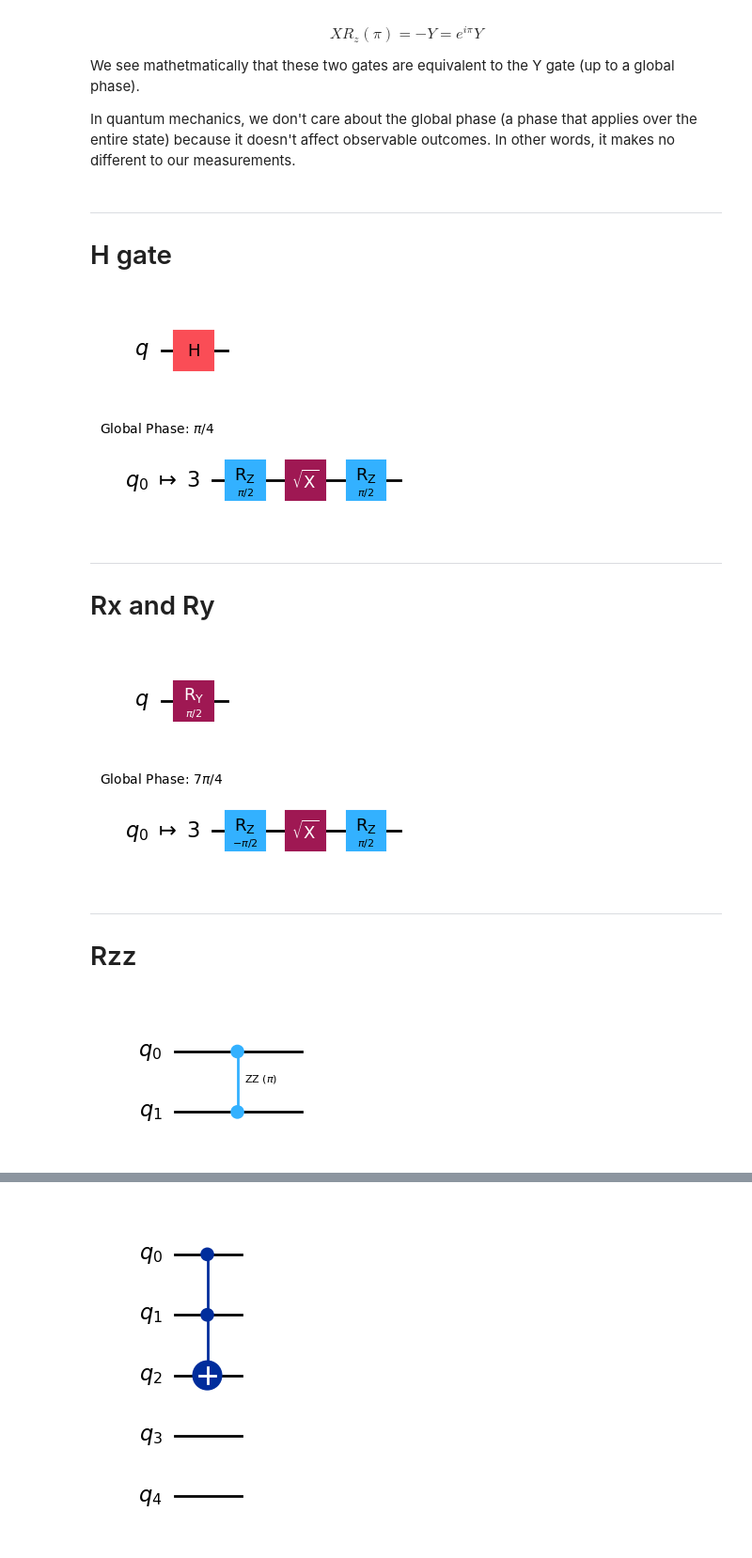
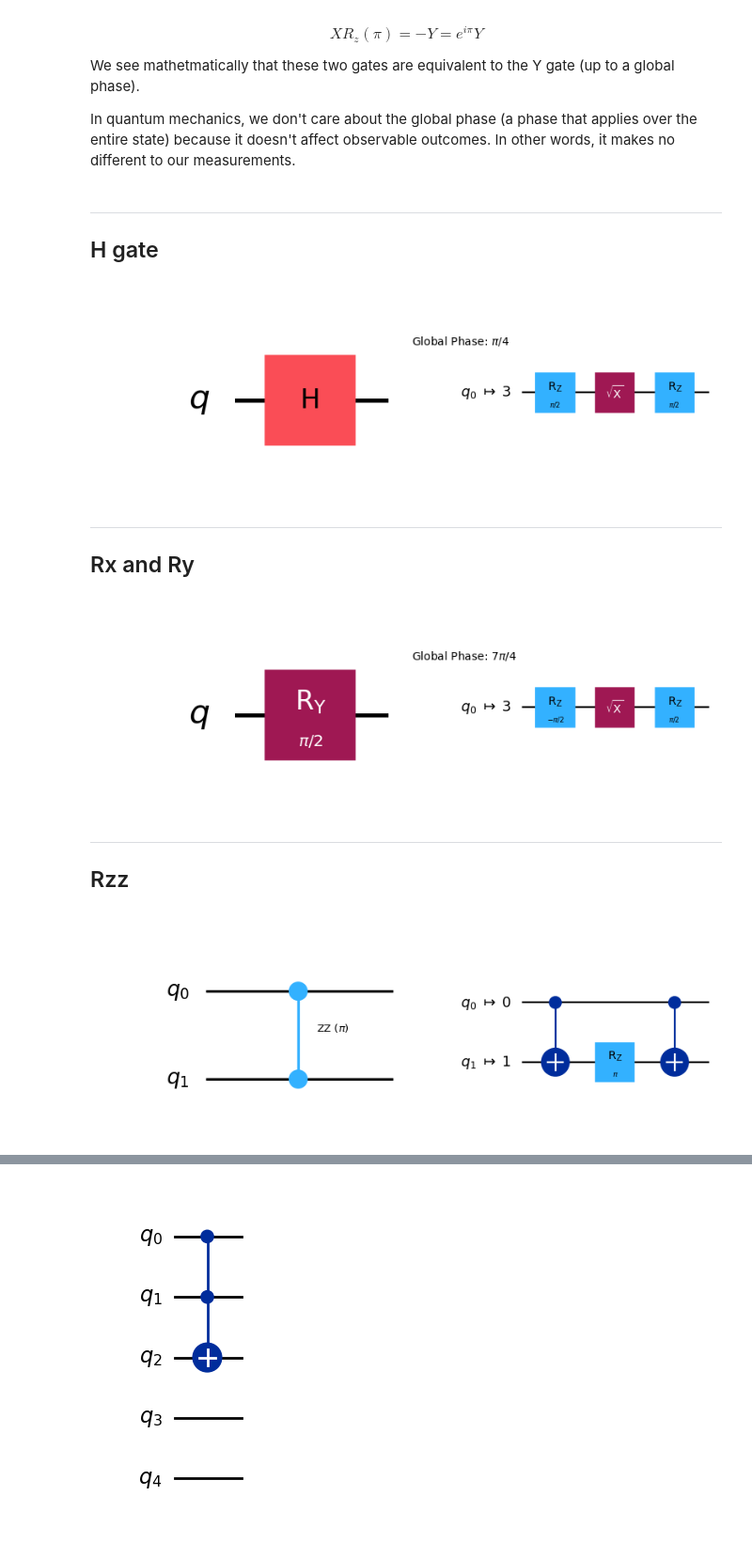
Before and after one commit to JoeyRogers-svg/Qiskit-fundamentals-course, a Jupyter notebook: 3-transpilation-and-primitives.ipynb, the cells around one changed output, grey strips where cells are left out. Shown at 94% size. Saved outputs shown, nothing was run; the diff lists cells and outputs as text; code cells hidden in the pictures.

```diff
--- a/3-transpilation-and-primitives.ipynb
+++ b/3-transpilation-and-primitives.ipynb
@@ -111,4 +218,6 @@ qc_transpiled.draw(output='mpl')
 # %%
+fake_backend = FakeManilaV2()
+target = fake_backend.target
 print(target.operation_names)
 # %% [output]
 dict_keys(['measure', 'sx', 'if_else', 'for_loop', 'cx', 'rz', 'id', 'switch_case', 'delay', 'reset', 'x'])
@@ -182,40 +294,55 @@ In quantum mechanics, we don't care about the global phase (a phase that applies
 # %% [markdown]
 ---
 
-# H gate
+## H gate
 # %%
-qc = QuantumCircuit(1)
-qc.h(0)
+qc_h = QuantumCircuit(1)
+qc_h.h(0)
+qc_h_transpiled = transpile(circuits=qc_h, target=target)
+qc_h_transpiled.draw(output='mpl')
 
-qc.draw(output='mpl')
+fig, ax = plt.subplots(1, 2, figsize=(8, 7))
+
+qc_h.draw('mpl', ax=ax[0])
+qc_h_transpiled.draw('mpl', ax=ax[1])
+
+plt.tight_layout()
+plt.show()
 # %% [output]
-[figure, old version]
+[figure, new version]
-# %%
-qc_transpiled = transpile(circuits=qc, target=target)
-qc_transpiled.draw(output='mpl')
-# %% [output]
-[figure, removed]
 # %% [markdown]
 ---
-# Rx and Ry
+## Rx and Ry
 # %%
-qc = QuantumCircuit(1)
-qc.ry(np.pi/2, qubit=0)
-qc.draw("mpl")
+qc_ry = QuantumCircuit(1)
+qc_ry.ry(np.pi/2, qubit=0)
+qc_ry_transpiled = transpile(circuits=qc_ry, target=target)
+qc_ry_transpiled.draw(output='mpl')
+
+fig, ax = plt.subplots(1, 2, figsize=(8, 7))
+
+qc_ry.draw('mpl', ax=ax[0])
+qc_ry_transpiled.draw('mpl', ax=ax[1])
+
+plt.tight_layout()
+plt.show()
 # %% [output]
-[figure, old version]
+[figure, new version]
-# %%
-qc_transpiled = transpile(circuits=qc, target=target)
-qc_transpiled.draw(output='mpl')
-# %% [output]
-[figure, removed]
 # %% [markdown]
 ---
-# Rzz
+## Rzz
 # %%
-qc = QuantumCircuit(2)
-qc.rzz(theta=np.pi ,qubit1=0, qubit2=1)
+qc_rzz = QuantumCircuit(2)
+qc_rzz.rzz(theta=np.pi ,qubit1=0, qubit2=1)
+qc_rzz_transpiled = transpile(circuits=qc_rzz, target=target, optimization_level=0)
+qc_rzz_transpiled.draw(output='mpl')
 
-qc.draw(output='mpl')
+fig, ax = plt.subplots(1, 2, figsize=(8, 7))
+
+qc_rzz.draw('mpl', ax=ax[0])
+qc_rzz_transpiled.draw('mpl', ax=ax[1])
+
+plt.tight_layout()
+plt.show()
 # %% [output]
-[figure, old version]
+[figure, new version]
```
Also changed, not shown: parts of 35 cells of this notebook.
